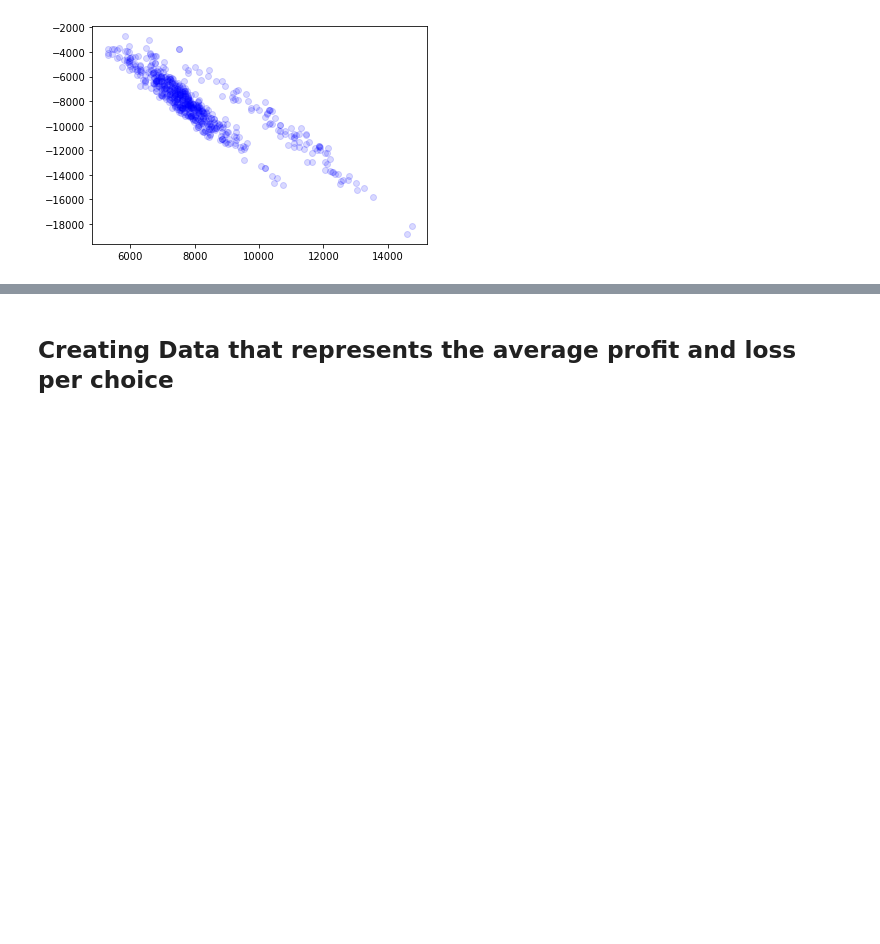
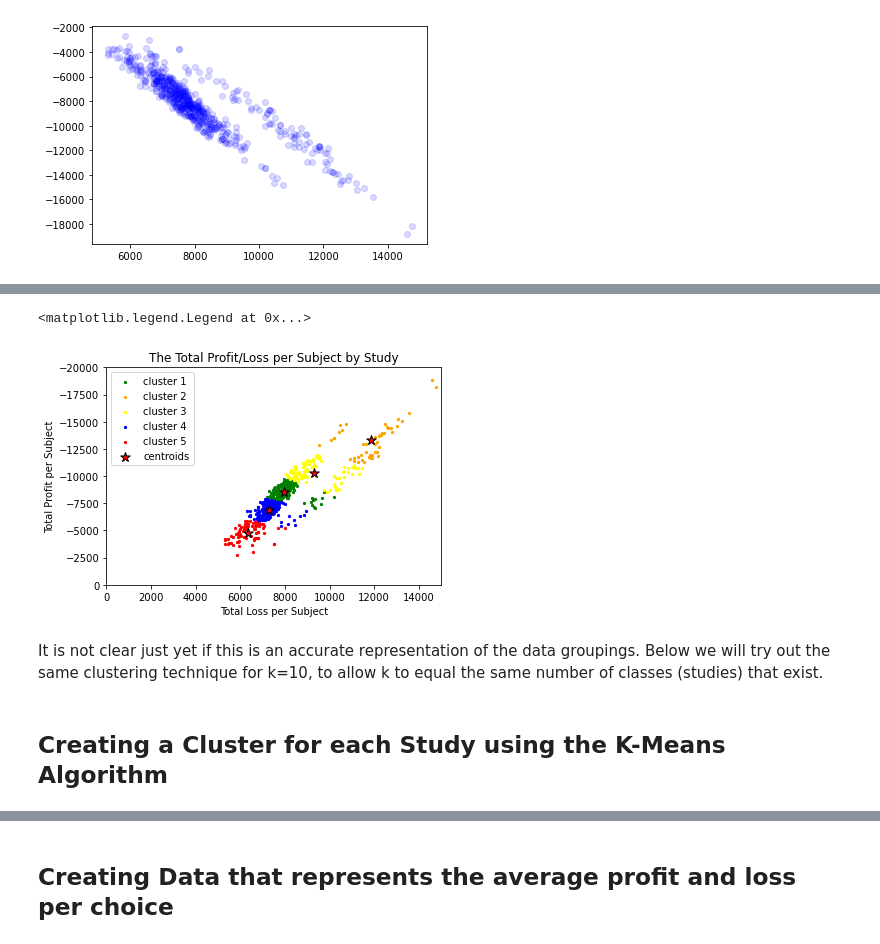
Before and after one commit to laramurphyyx/CA4015-gambling-task, a Jupyter notebook: jupyter-book/_build/html/_sources/Cluster 2 - Analysis of Profit and Loss by Study.ipynb, the cells around one changed output, grey strips where cells are left out. Saved outputs shown, nothing was run; the diff lists cells and outputs as text; code cells hidden in the pictures; blank space fills up the shorter version.

```diff
--- a/jupyter-book/_build/html/_sources/Cluster 2 - Analysis of Profit and Loss by Study.ipynb
+++ b/jupyter-book/_build/html/_sources/Cluster 2 - Analysis of Profit and Loss by Study.ipynb
@@ -91,3 +112,68 @@ plt.scatter(
+# %%
+kmeans_5 = KMeans(
+    n_clusters=5, init='random',
+    n_init=1, max_iter = 300,
+)
+
+y_km_5 = kmeans_5.fit_predict(cluster_array)
+# %%
+plt.scatter(
+    cluster_array[y_km_5 == 0, 0], cluster_array[y_km_5 == 0, 1],
+    s=5, c='green',
+    marker='o',
+    label='cluster 1'
+)
+
+plt.scatter(
+    cluster_array[y_km_5 == 1, 0], cluster_array[y_km_5 == 1, 1],
+    s=5, c='orange',
+    marker='o',
+    label='cluster 2'
+)
+
+plt.scatter(
+    cluster_array[y_km_5 == 2, 0], cluster_array[y_km_5 == 2, 1],
+    s=5, c='yellow',
+    marker='o',
+    label='cluster 3'
+)
+
+plt.scatter(
+    cluster_array[y_km_5 == 3, 0], cluster_array[y_km_5 == 3, 1],
+    s=5, c='blue',
+    marker='o',
+    label='cluster 4'
+)
+
+plt.scatter(
+    cluster_array[y_km_5 == 4, 0], cluster_array[y_km_5 == 4, 1],
+    s=5, c='red',
+    marker='o',
+    label='cluster 5'
+)
+
+# plot the centroids
+plt.scatter(
+    kmeans_5.cluster_centers_[:, 0], kmeans_5.cluster_centers_[:, 1],
+    s=100, marker='*',
+    c='red', edgecolor='black',
+    label='centroids'
+)
+
+plt.title("The Total Profit/Loss per Subject by Study")
+plt.xlabel("Total Loss per Subject")
+plt.ylabel("Total Profit per Subject")
+plt.xlim(0,15000)
+plt.ylim(0,-20000)
+plt.legend(scatterpoints=1)
+# %% [output]
+<matplotlib.legend.Legend at 0x...>
+[figure, added]
+# %% [markdown]
+It is not clear just yet if this is an accurate representation of the data groupings.
+Below we will try out the same clustering technique for k=10, to allow k to equal the same number of classes (studies) that exist.
+# %% [markdown]
+## Creating a Cluster for each Study using the K-Means Algorithm
 # %%
 kmeans = KMeans(
     n_clusters=10, init='random',
```
Also changed, not shown: parts of 12 cells of this notebook, 26 other files.
